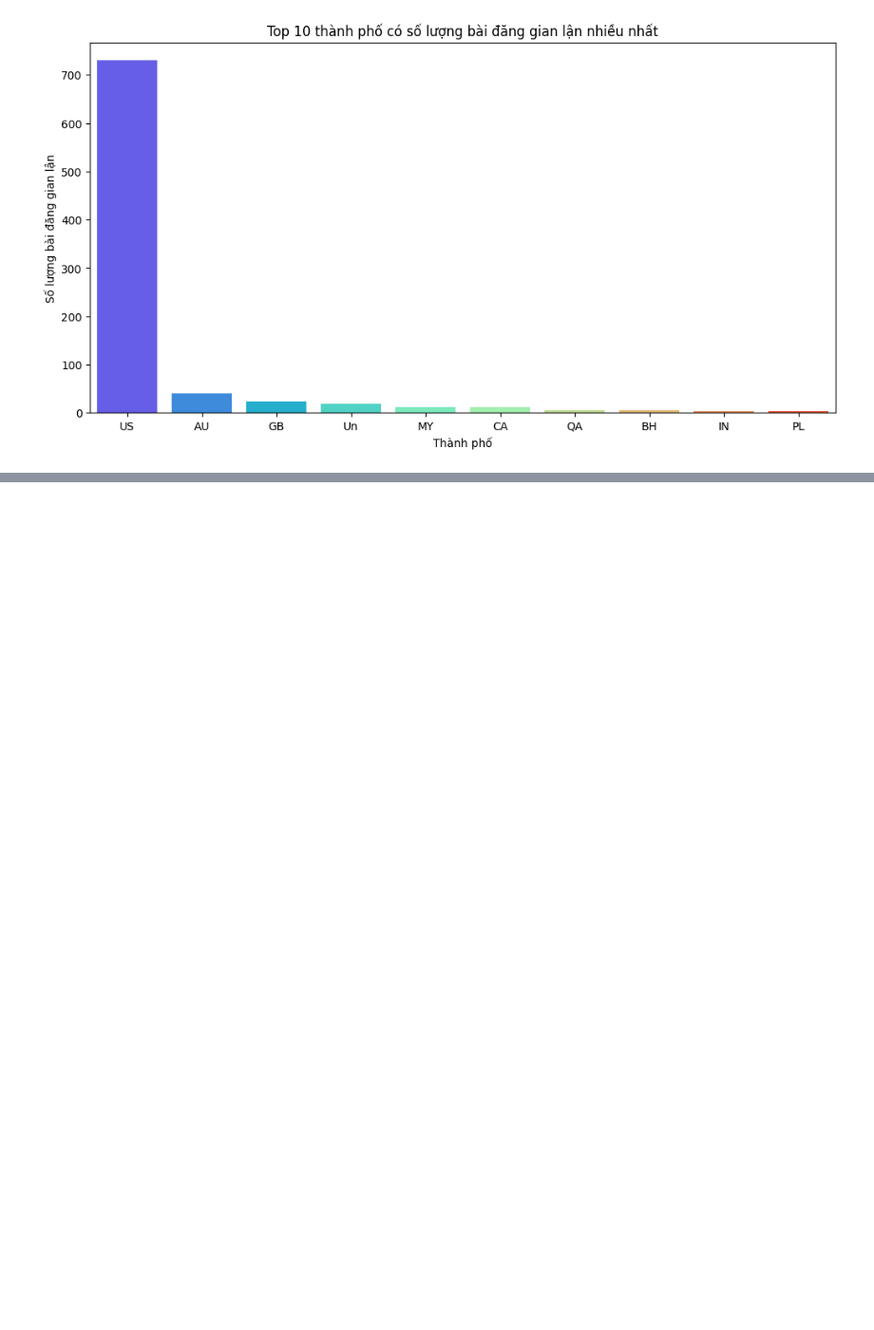
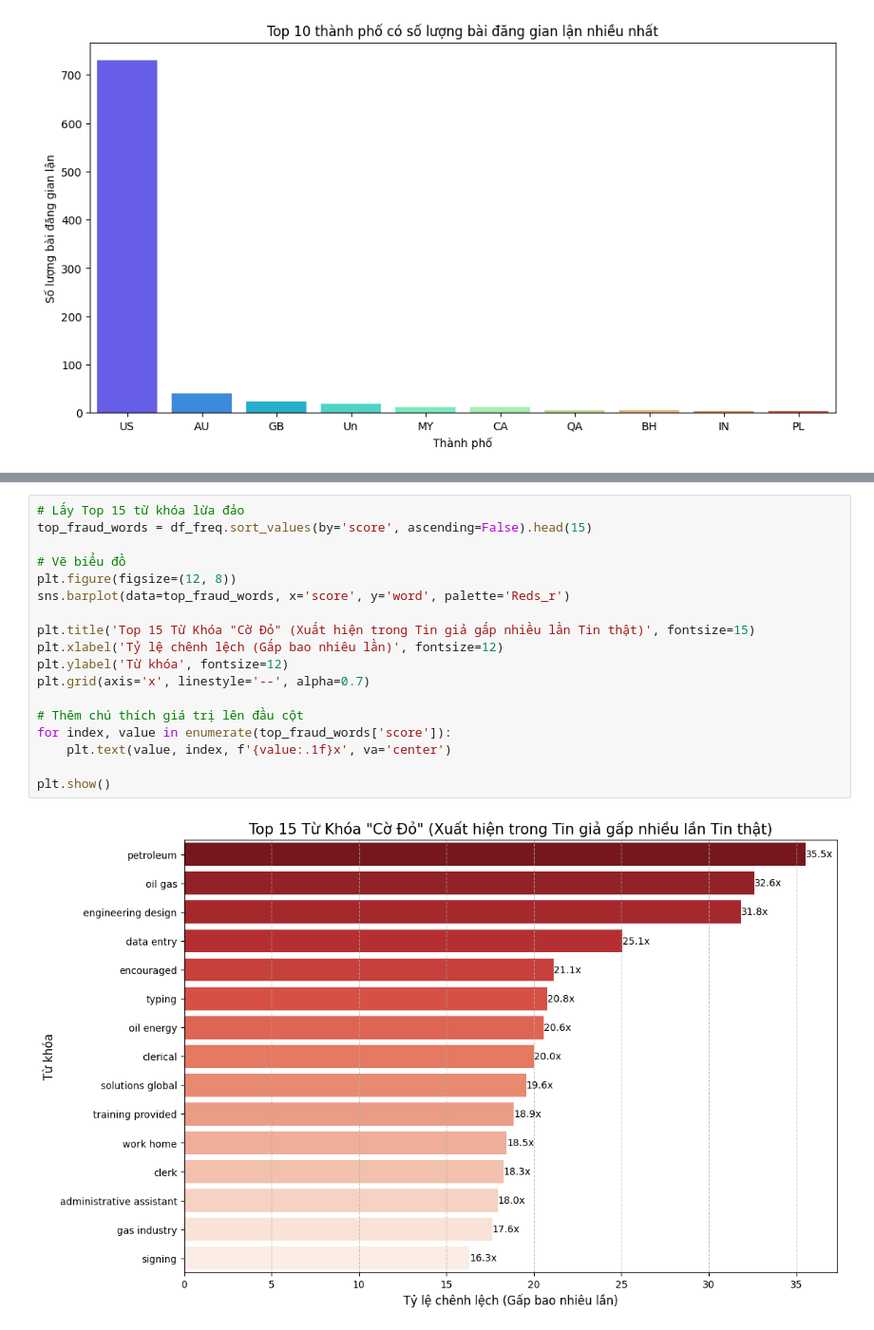
Before and after one commit to thanhlek5/Du-doan-tin-tuyen-dung, a Jupyter notebook: notebooks/Data_Exploration.ipynb, the cells around one changed output, grey strips where cells are left out. Shown at 95% size. Cells and saved outputs as stored; diff of their text form; blank space fills up the shorter version.

Commit message:
Cập nhật Data Exploration

```diff
--- a/notebooks/Data_Exploration.ipynb
+++ b/notebooks/Data_Exploration.ipynb
@@ -319,0 +451,20 @@ plt.show()
+# %%
+# Lấy Top 15 từ khóa lừa đảo
+top_fraud_words = df_freq.sort_values(by='score', ascending=False).head(15)
+
+# Vẽ biểu đồ
+plt.figure(figsize=(12, 8))
+sns.barplot(data=top_fraud_words, x='score', y='word', palette='Reds_r')
+
+plt.title('Top 15 Từ Khóa "Cờ Đỏ" (Xuất hiện trong Tin giả gấp nhiều lần Tin thật)', fontsize=15)
+plt.xlabel('Tỷ lệ chênh lệch (Gấp bao nhiêu lần)', fontsize=12)
+plt.ylabel('Từ khóa', fontsize=12)
+plt.grid(axis='x', linestyle='--', alpha=0.7)
+
+# Thêm chú thích giá trị lên đầu cột
+for index, value in enumerate(top_fraud_words['score']):
+    plt.text(value, index, f'{value:.1f}x', va='center')
+
+plt.show()
+# %% [output]
+[figure, added]
```
Also changed, not shown: parts of 15 cells of this notebook.
